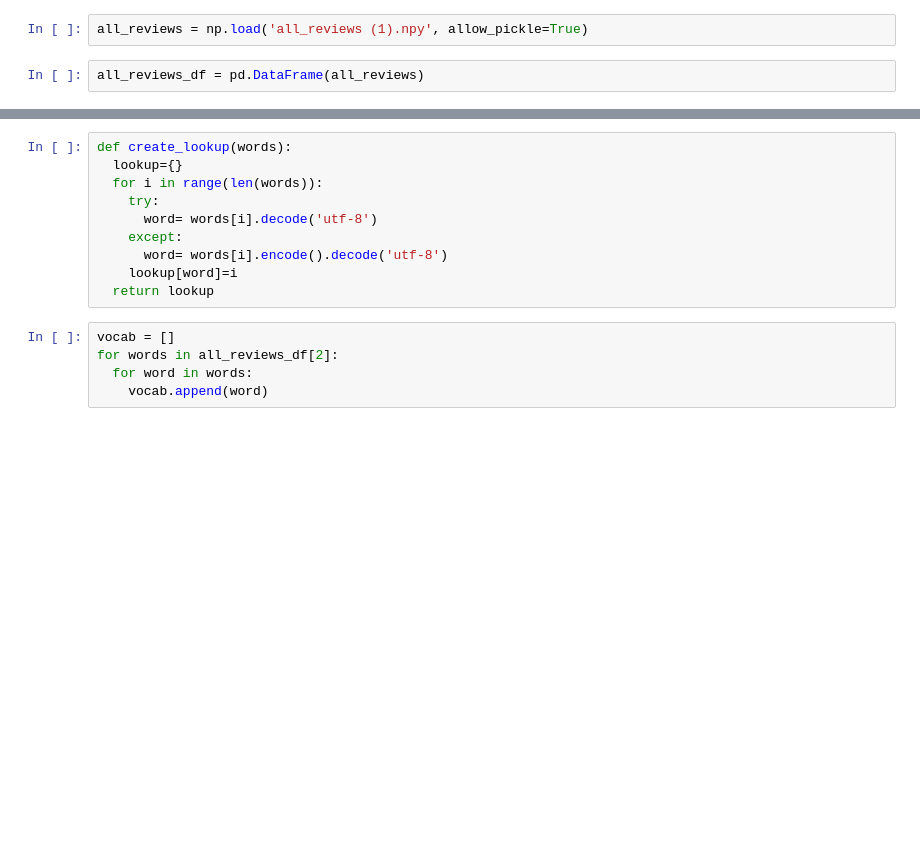
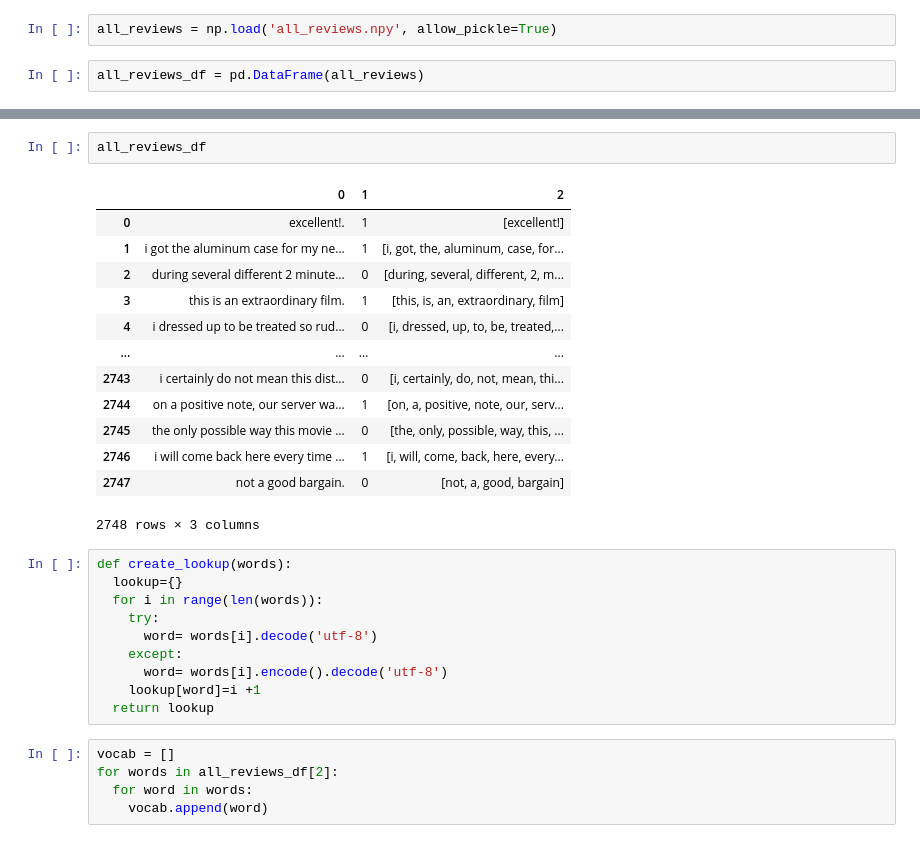
Before and after one commit to D2DOnline/ML, a Jupyter notebook: NLP_Keras_Glove.ipynb, the cells around one changed output, grey strips where cells are left out. Saved outputs shown, nothing was run; the diff lists cells and outputs as text; blank space fills up the shorter version.

```diff
--- a/NLP_Keras_Glove.ipynb
+++ b/NLP_Keras_Glove.ipynb
@@ -15,4 +27,4 @@ Saving all_reviews.npy to all_reviews (1).npy
 # %%
-all_reviews = np.load('all_reviews (1).npy', allow_pickle=True)
+all_reviews = np.load('all_reviews.npy', allow_pickle=True)
 # %%
 all_reviews_df = pd.DataFrame(all_reviews)
@@ -27,3 +31,19 @@ all_reviews_df = pd.DataFrame(all_reviews)
+# %%
+all_reviews_df
+# %% [output]
+|  | 0 | 1 | 2 |
+| 0 | excellent!. | 1 | [excellent!] |
+| 1 | i got the aluminum case for my ne... | 1 | [i, got, the, aluminum, case, for... |
+| 2 | during several different 2 minute... | 0 | [during, several, different, 2, m... |
+| 3 | this is an extraordinary film. | 1 | [this, is, an, extraordinary, film] |
+| 4 | i dressed up to be treated so rud... | 0 | [i, dressed, up, to, be, treated,... |
+| ... | ... | ... | ... |
+| 2743 | i certainly do not mean this dist... | 0 | [i, certainly, do, not, mean, thi... |
+| 2744 | on a positive note, our server wa... | 1 | [on, a, positive, note, our, serv... |
+| 2745 | the only possible way this movie ... | 0 | [the, only, possible, way, this, ... |
+| 2746 | i will come back here every time ... | 1 | [i, will, come, back, here, every... |
+| 2747 | not a good bargain. | 0 | [not, a, good, bargain] |
+2748 rows × 3 columns
 # %%
 def create_lookup(words):
   lookup={}
@@ -32,7 +52,7 @@ def create_lookup(words):
       word= words[i].decode('utf-8')
     except:
       word= words[i].encode().decode('utf-8')
-    lookup[word]=i
+    lookup[word]=i +1
   return lookup
 # %%
 vocab = []
```
Also changed, not shown: parts of 10 cells of this notebook.
